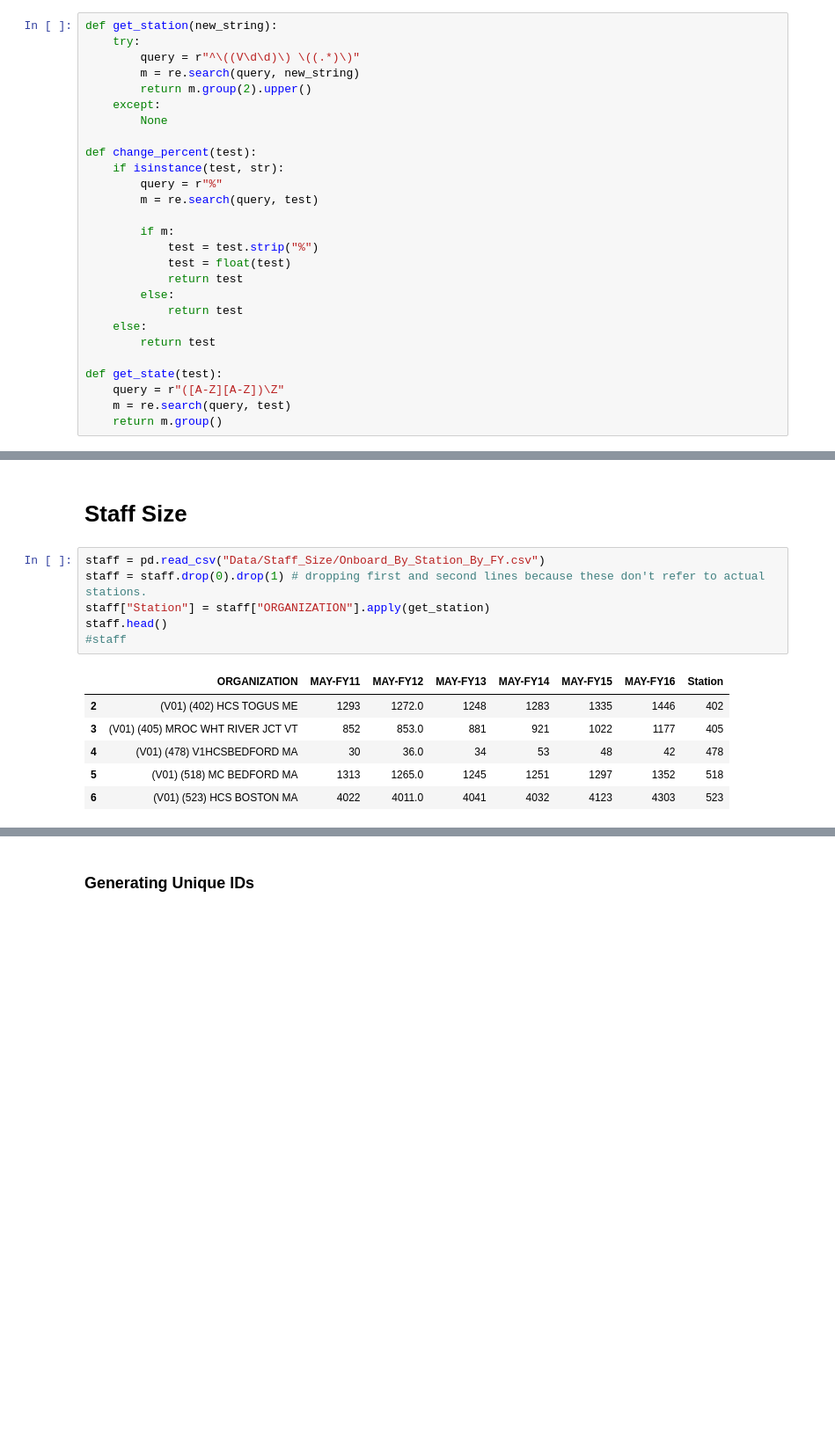
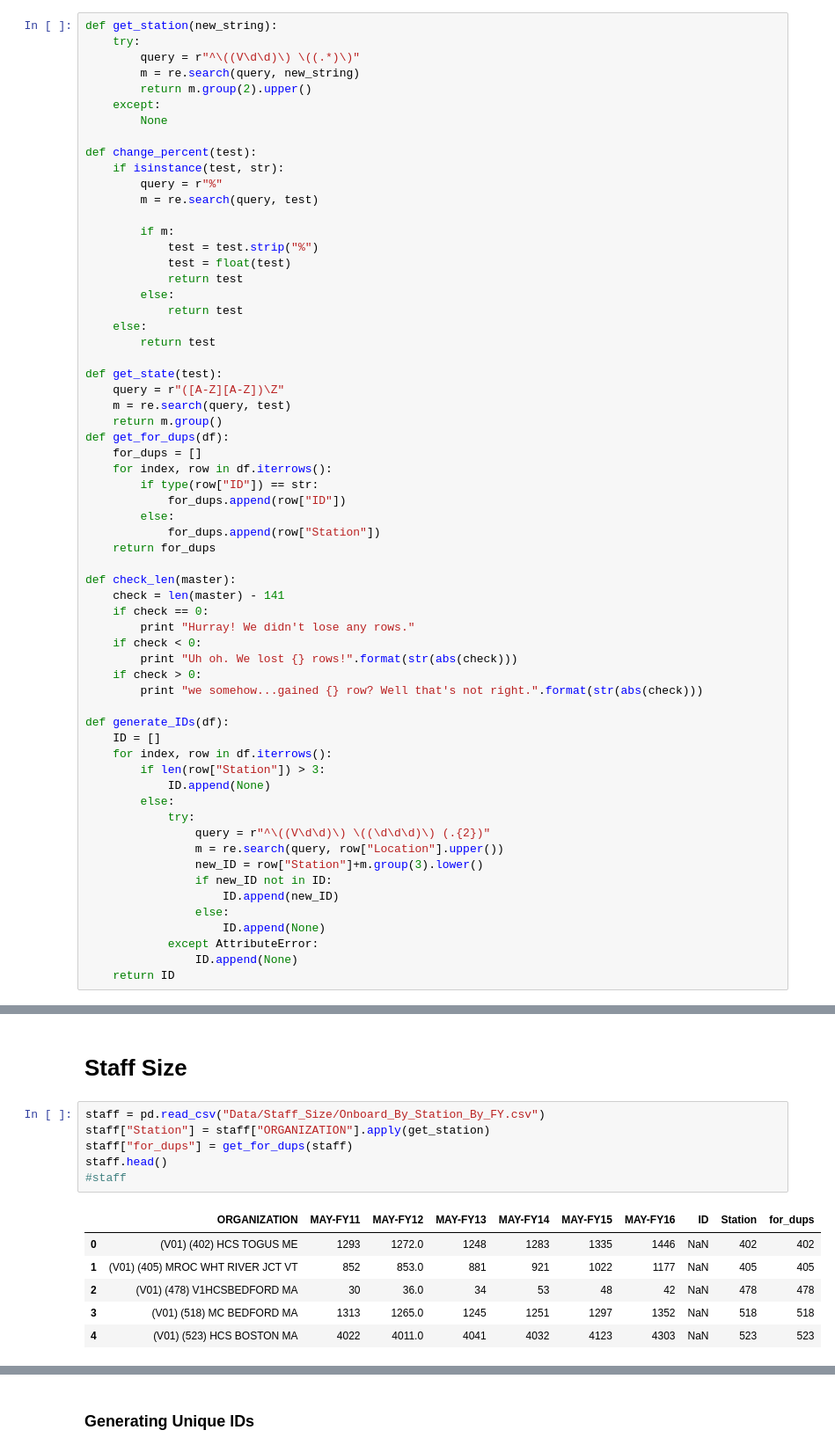
Before and after one commit to isabella232/va-data-analysis, a Jupyter notebook: Generate_CSV.ipynb, the cells around one changed output, grey strips where cells are left out. Shown at 88% size. Drawn from its saved outputs; the diff is of its cells as text; blank space fills up the shorter version.

Commit message:
Updated generate_csv notebook for clarity

```diff
--- a/Generate_CSV.ipynb
+++ b/Generate_CSV.ipynb
@@ -35,6 +35,41 @@ def get_state(test):
     query = r"([A-Z][A-Z])\Z"
     m = re.search(query, test)
     return m.group()
+def get_for_dups(df):
+    for_dups = []
+    for index, row in df.iterrows():
+        if type(row["ID"]) == str:
+            for_dups.append(row["ID"])
+        else:
+            for_dups.append(row["Station"])
+    return for_dups
+
+def check_len(master):
+    check = len(master) - 141
+    if check == 0:
+        print "Hurray! We didn't lose any rows."
+    if check < 0:
+        print "Uh oh. We lost {} rows!".format(str(abs(check)))
+    if check > 0:
+        print "we somehow...gained {} row? Well that's not right.".format(str(abs(check)))
+
+def generate_IDs(df):
+    ID = []
+    for index, row in df.iterrows():
+        if len(row["Station"]) > 3:
+            ID.append(None)
+        else:
+            try:
+                query = r"^\((V\d\d)\) \((\d\d\d)\) (.{2})"
+                m = re.search(query, row["Location"].upper())
+                new_ID = row["Station"]+m.group(3).lower()
+                if new_ID not in ID:
+                    ID.append(new_ID)
+                else:
+                    ID.append(None)
+            except AttributeError:
+                ID.append(None)
+    return ID
 # %% [markdown]
 ### Bringing in Pending 2014 Wait Times
 # %%
@@ -63,14 +104,14 @@ Pending_1412.head()
 # Staff Size
 # %%
 staff = pd.read_csv("Data/Staff_Size/Onboard_By_Station_By_FY.csv")
-staff = staff.drop(0).drop(1) # dropping first and second lines because these don't refer to actual stations.
 staff["Station"] = staff["ORGANIZATION"].apply(get_station)
+staff["for_dups"] = get_for_dups(staff)
 staff.head()
 #staff
 # %% [output]
-|  | ORGANIZATION | MAY-FY11 | MAY-FY12 | MAY-FY13 | MAY-FY14 | MAY-FY15 | MAY-FY16 | Station |
-| 2 | (V01) (402) HCS TOGUS ME | 1293 | 1272.0 | 1248 | 1283 | 1335 | 1446 | 402 |
-| 3 | (V01) (405) MROC WHT RIVER JCT VT | 852 | 853.0 | 881 | 921 | 1022 | 1177 | 405 |
-| 4 | (V01) (478) V1HCSBEDFORD MA | 30 | 36.0 | 34 | 53 | 48 | 42 | 478 |
-| 5 | (V01) (518) MC BEDFORD MA | 1313 | 1265.0 | 1245 | 1251 | 1297 | 1352 | 518 |
-| 6 | (V01) (523) HCS BOSTON MA | 4022 | 4011.0 | 4041 | 4032 | 4123 | 4303 | 523 |
+|  | ORGANIZATION | MAY-FY11 | MAY-FY12 | MAY-FY13 | MAY-FY14 | MAY-FY15 | MAY-FY16 | ID | Station | for_dups |
+| 0 | (V01) (402) HCS TOGUS ME | 1293 | 1272.0 | 1248 | 1283 | 1335 | 1446 | NaN | 402 | 402 |
+| 1 | (V01) (405) MROC WHT RIVER JCT VT | 852 | 853.0 | 881 | 921 | 1022 | 1177 | NaN | 405 | 405 |
+| 2 | (V01) (478) V1HCSBEDFORD MA | 30 | 36.0 | 34 | 53 | 48 | 42 | NaN | 478 | 478 |
+| 3 | (V01) (518) MC BEDFORD MA | 1313 | 1265.0 | 1245 | 1251 | 1297 | 1352 | NaN | 518 | 518 |
+| 4 | (V01) (523) HCS BOSTON MA | 4022 | 4011.0 | 4041 | 4032 | 4123 | 4303 | NaN | 523 | 523 |
```
Also changed, not shown: parts of 40 cells of this notebook, 2 other files.
